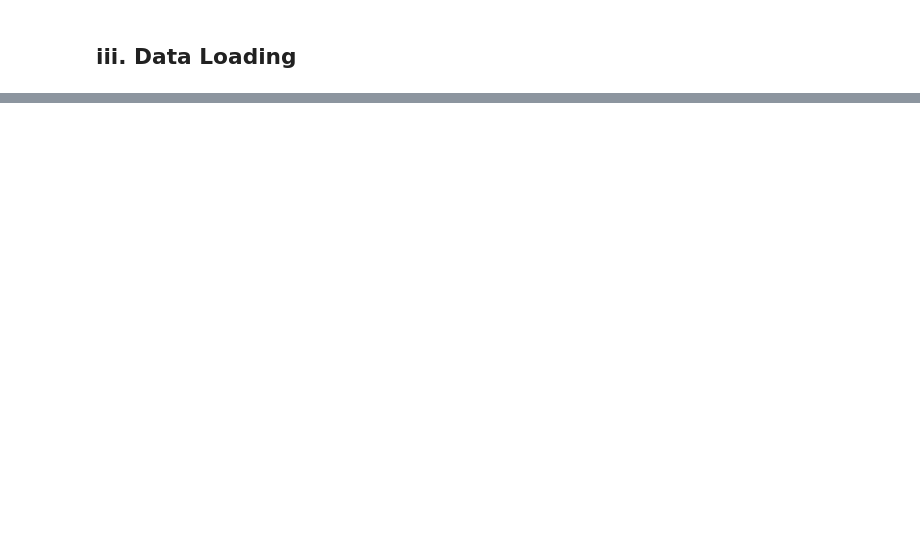
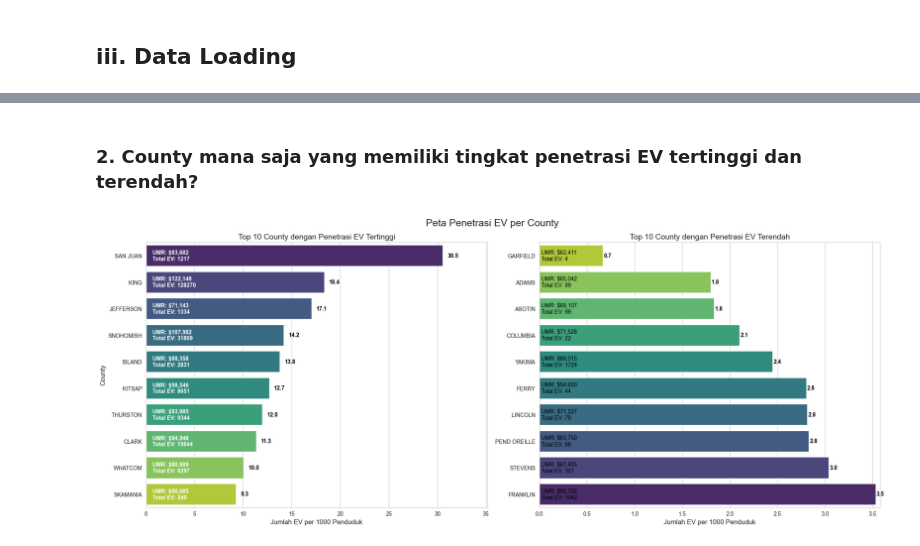
Before and after one commit to CODA-Assignment-Bay/final-project-coda-008-rmt-group-1, a Jupyter notebook: Data_analyst.ipynb, the cells around one changed output, grey strips where cells are left out. Saved outputs shown, nothing was run; the diff lists cells and outputs as text; code cells hidden in the pictures; blank space fills up the shorter version.

```diff
--- a/Data_analyst.ipynb
+++ b/Data_analyst.ipynb
@@ -359,0 +270,40 @@ Grafik pie chart ini menunjukkan pembagian pasar antara dua jenis utama kendaraa
+# %% [markdown]
+### **2. County mana saja yang memiliki tingkat penetrasi EV tertinggi dan terendah?**
+# %%
+top_10_penetration = df_analysis.nlargest(10, 'ev_penetration_rate')
+bottom_10_penetration = df_analysis.nsmallest(10, 'ev_penetration_rate')
+
+# Membuat visualisasi
+fig, axes = plt.subplots(1, 2, figsize=(20, 8), gridspec_kw={'width_ratios': [1, 1]})
+fig.suptitle('Peta Penetrasi EV per County', fontsize=18)
+
+# --- Grafik untuk Penetrasi Tertinggi ---
+ax1 = sns.barplot(x='ev_penetration_rate', y='county', data=top_10_penetration, ax=axes[0], palette='viridis', hue='county', legend=False)
+ax1.set_title('Top 10 County dengan Penetrasi EV Tertinggi', fontsize=14)
+ax1.set_xlabel('Jumlah EV per 1000 Penduduk', fontsize=12)
+ax1.set_ylabel('County', fontsize=12)
+
+# Menambahkan label UMR dan Jumlah EV di dalam bar
+for i, (p_rate, umr, ev_count) in enumerate(zip(top_10_penetration['ev_penetration_rate'], top_10_penetration['umr'], top_10_penetration['ev_count'])):
+    ax1.text(0.5, i, f' UMR: ${umr:,.0f}\n Total EV: {ev_count}', color='white', va='center', ha='left', fontweight='bold')
+    ax1.text(p_rate + 0.5, i, f'{p_rate:.1f}', color='black', va='center', fontweight='bold') # Label di ujung bar
+ax1.set_xlim(right=top_10_penetration['ev_penetration_rate'].max() * 1.15)
+
+
+# --- Grafik untuk Penetrasi Terendah ---
+ax2 = sns.barplot(x='ev_penetration_rate', y='county', data=bottom_10_penetration, ax=axes[1], palette='viridis_r', hue='county', legend=False)
+ax2.set_title('Top 10 County dengan Penetrasi EV Terendah', fontsize=14)
+ax2.set_xlabel('Jumlah EV per 1000 Penduduk', fontsize=12)
+ax2.set_ylabel('')
+
+# Menambahkan label UMR dan Jumlah EV di dalam bar
+for i, (p_rate, umr, ev_count) in enumerate(zip(bottom_10_penetration['ev_penetration_rate'], bottom_10_penetration['umr'], bottom_10_penetration['ev_count'])):
+    ax2.text(0.005, i, f' UMR: ${umr:,.0f}\n Total EV: {ev_count}', color='black', va='center', ha='left')
+    ax2.text(p_rate + 0.01, i, f'{p_rate:.1f}', color='black', va='center', fontweight='bold') # Label di ujung bar
+ax2.set_xlim(right=bottom_10_penetration['ev_penetration_rate'].max() + 0.05)
+
+
+plt.tight_layout()
+plt.show()
+# %% [output]
+[figure, added]
```
Also changed, not shown: parts of 47 cells of this notebook, 5 other files.
